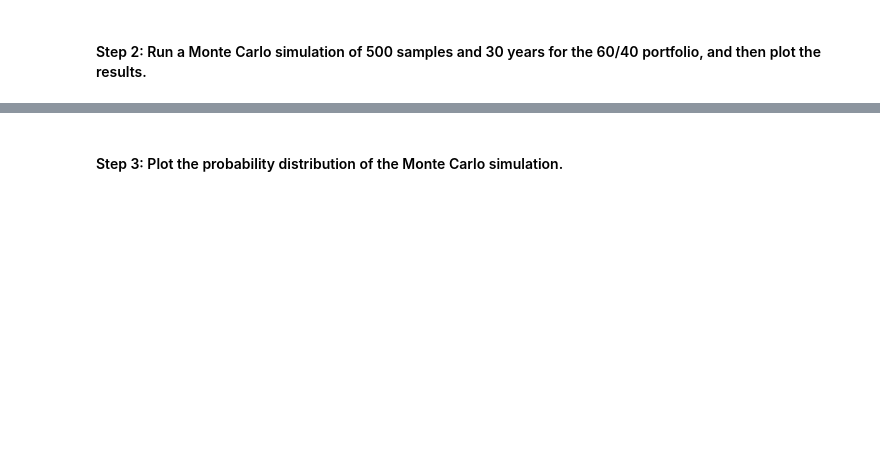
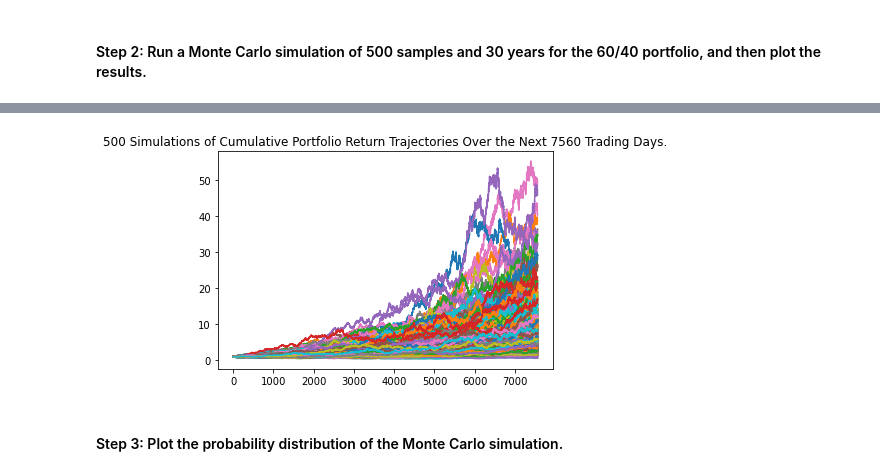
Before and after one commit to abcarmin/Module-5-Challenge, a Jupyter notebook: financial_planning_tools.ipynb, the cells around one changed output, grey strips where cells are left out. Cells and saved outputs as stored; diff of their text form; code cells hidden in the pictures; blank space fills up the shorter version.

```diff
--- a/financial_planning_tools.ipynb
+++ b/financial_planning_tools.ipynb
@@ -423,25 +423,32 @@ In this section, you’ll use the MCForecastTools library to create a Monte Carl
 # %%
 # Set start and end dates of 3 years back from your current date
 # Alternatively, you can use an end date of 2020-08-07 and work 3 years back from that date
-# YOUR CODE HERE
-# YOUR CODE HERE
+sim_start_date = pd.Timestamp("2019-05-19", tz="America/New_York").isoformat()
+sim_end_date = pd.Timestamp("2022-05-19", tz="America/New_York").isoformat()
 
-# Set number of rows to 1000 to retrieve the maximum amount of rows
-# YOUR CODE HERE
+# Set number of rows to 1000 to retrieve the maximum amount of rows/set to a higher limit(2000) due to number of trading days
+limit_rows=2000
 # %%
 # Use the Alpaca get_bars function to make the API call to get the 3 years worth of pricing data
 # The tickers and timeframe parameters should have been set in Part 1 of this activity
 # The start and end dates should be updated with the information set above
 # Remember to add the df property to the end of the call so the response is returned as a DataFrame
-# YOUR CODE HERE
+prices_df = alpaca.get_bars(
+    tickers,
+    timeframe,
+    start = sim_start_date,
+    end = sim_end_date,
+    limit = limit_rows
+).df
 
 # Reorganize the DataFrame
 # Separate ticker data
-# YOUR CODE HERE
+SPY1 = prices_df[prices_df['symbol']=='SPY'].drop(['symbol','trade_count', 'vwap'], axis=1).sort_index()
+AGG1 = prices_df[prices_df['symbol']=='AGG'].drop(['symbol', 'trade_count', 'vwap'], axis=1).sort_index()
 
 # Concatenate the ticker DataFrames
-# YOUR CODE HERE
+prices_df = pd.concat([SPY1, AGG1],axis=1, keys=['SPY','AGG'])
 
 # Display both the first and last five rows of the DataFrame
-# YOUR CODE HERE
-# YOUR CODE HERE
+display(prices_df.head())
+display(prices_df.tail())
@@ -451,7 +475,12 @@ In this section, you’ll use the MCForecastTools library to create a Monte Carl
 # Configure the Monte Carlo simulation to forecast 30 years cumulative returns
 # The weights should be split 40% to AGG and 60% to SPY.
 # Run 500 samples.
-# YOUR CODE HERE
+MC_thirtyyear = MCSimulation(
+    portfolio_data = prices_df,
+    weights = [.60,.40],
+    num_simulation = 500,
+    num_trading_days = 252 * 30
+)
 
 # Review the simulation input data
-# YOUR CODE HERE
+MC_thirtyyear.portfolio_data.head()
@@ -461,7 +541,9 @@ In this section, you’ll use the MCForecastTools library to create a Monte Carl
 # %%
 # Visualize the 30-year Monte Carlo simulation by creating an
 # overlay line plot
-# YOUR CODE HERE
+thirtyyear_line_plot = MC_thirtyyear.plot_simulation()
+# %% [output]
+[figure, added]
 # %% [markdown]
 #### Step 3: Plot the probability distribution of the Monte Carlo simulation.
 # %%
```
Also changed, not shown: parts of 27 cells of this notebook.
